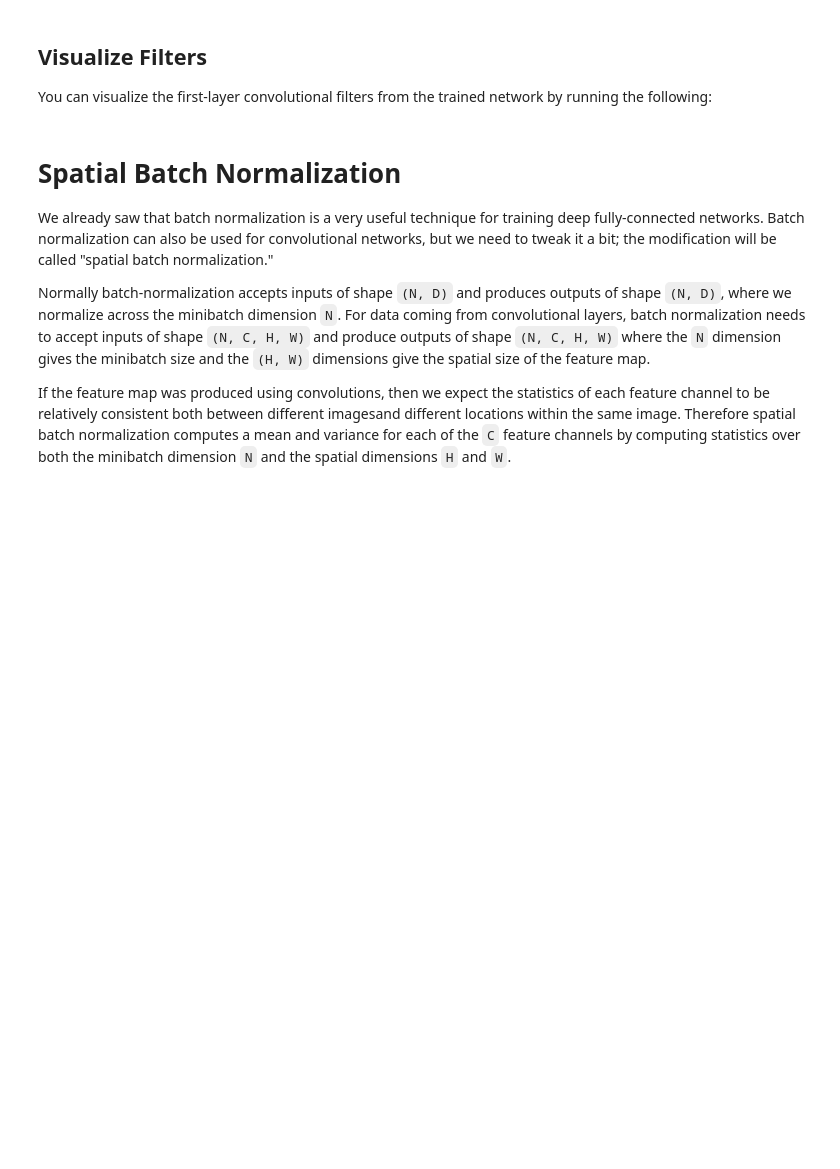
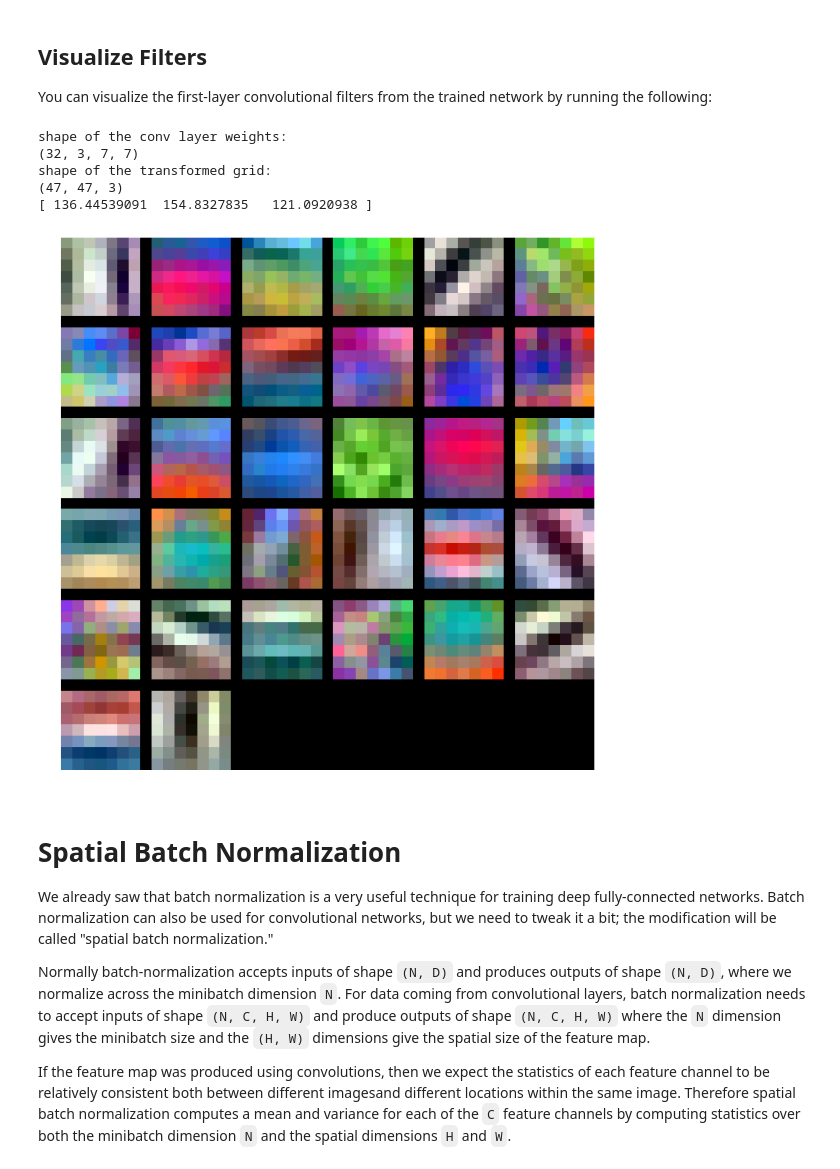
Before and after one commit to FengyangZhang/CS231nAssignment2, a Jupyter notebook: ConvolutionalNetworks.ipynb, the cells around one changed output. Drawn from its saved outputs; the diff is of its cells as text; code cells hidden in the pictures; blank space fills up the shorter version.

```diff
--- a/ConvolutionalNetworks.ipynb
+++ b/ConvolutionalNetworks.ipynb
@@ -443,11 +525,23 @@ You can visualize the first-layer convolutional filters from the trained network
 # %%
 from cs231n.vis_utils import visualize_grid
 
 grid = visualize_grid(model.params['W1'].transpose(0, 2, 3, 1))
+print 'shape of the conv layer weights:'
+print model.params['W1'].shape
+print 'shape of the transformed grid:'
+print grid.shape
+print grid[0, 0, :]
 plt.imshow(grid.astype('uint8'))
 plt.axis('off')
-plt.gcf().set_size_inches(5, 5)
+plt.gcf().set_size_inches(10, 10)
 plt.show()
+# %% [output]
+shape of the conv layer weights:
+(32, 3, 7, 7)
+shape of the transformed grid:
+(47, 47, 3)
+[ 136.44539091  154.8327835   121.0920938 ]
+[figure, added]
 # %% [markdown]
 # Spatial Batch Normalization
 We already saw that batch normalization is a very useful technique for training deep fully-connected networks. Batch normalization can also be used for convolutional networks, but we need to tweak it a bit; the modification will be called "spatial batch normalization."
```
Also changed, not shown: parts of 10 cells of this notebook, 2 other files.
